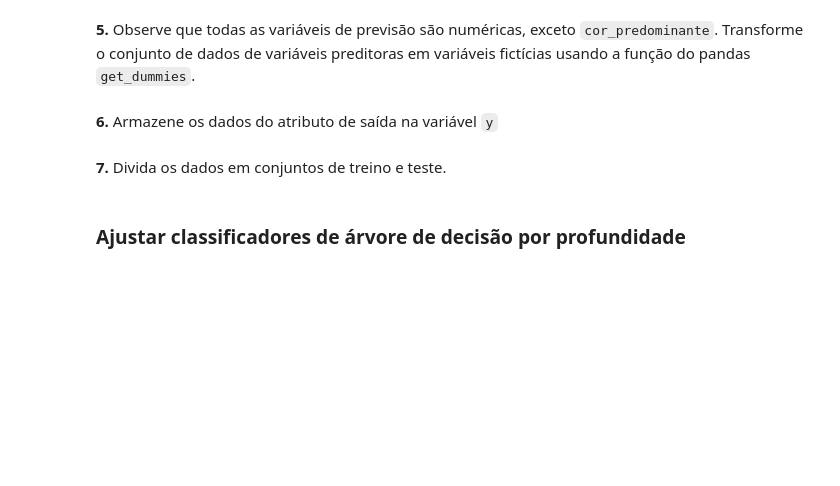
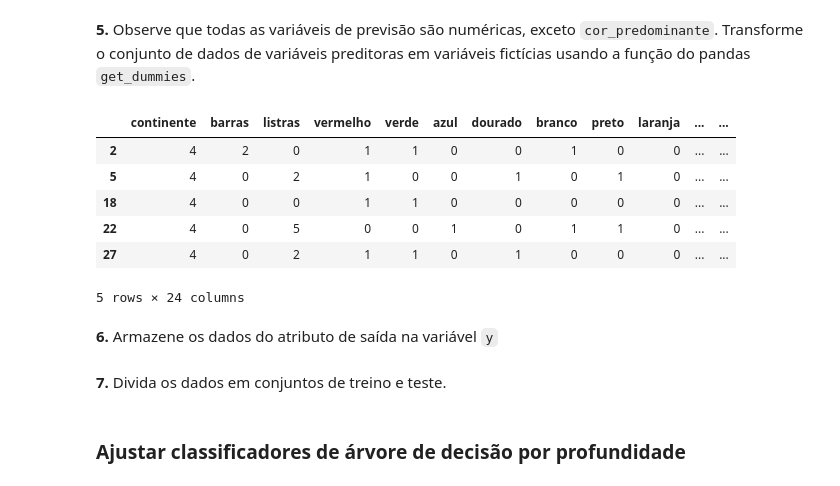
Before and after one commit to Victor-Fiamoncini/atv_ml_05, a Jupyter notebook: src/Exercício Árvore de Decisão - Victor Fiamoncini.ipynb, the cells around one changed output. Saved outputs shown, nothing was run; the diff lists cells and outputs as text; code cells hidden in the pictures; blank space fills up the shorter version.

```diff
--- a/src/Exercício Árvore de Decisão - Victor Fiamoncini.ipynb
+++ b/src/Exercício Árvore de Decisão - Victor Fiamoncini.ipynb
@@ -104,6 +98,7 @@ df_europa_e_oceania
 - `animate`
 # %%
 x = df_europa_e_oceania[[
+  'continente',
   'barras',
   'listras',
   'vermelho',
@@ -127,4 +144,15 @@ x = df_europa_e_oceania[[
 # %% [markdown]
 **5.** Observe que todas as variáveis de previsão são numéricas, exceto `cor_predominante`. Transforme o conjunto de dados de variáveis preditoras em variáveis fictícias usando a função do pandas `get_dummies`.
+# %%
+x = pd.get_dummies(x)
+x.head()
+# %% [output]
+|  | continente | barras | listras | vermelho | verde | azul | dourado | branco | preto | laranja | ... | ... |
+| 2 | 4 | 2 | 0 | 1 | 1 | 0 | 0 | 1 | 0 | 0 | ... | ... |
+| 5 | 4 | 0 | 2 | 1 | 0 | 0 | 1 | 0 | 1 | 0 | ... | ... |
+| 18 | 4 | 0 | 0 | 1 | 1 | 0 | 0 | 0 | 0 | 0 | ... | ... |
+| 22 | 4 | 0 | 5 | 0 | 0 | 1 | 0 | 1 | 1 | 0 | ... | ... |
+| 27 | 4 | 0 | 2 | 1 | 1 | 0 | 1 | 0 | 0 | 0 | ... | ... |
+5 rows × 24 columns
 # %% [markdown]
 **6.** Armazene os dados do atributo de saída na variável `y`
```
Also changed, not shown: parts of 5 cells of this notebook.
